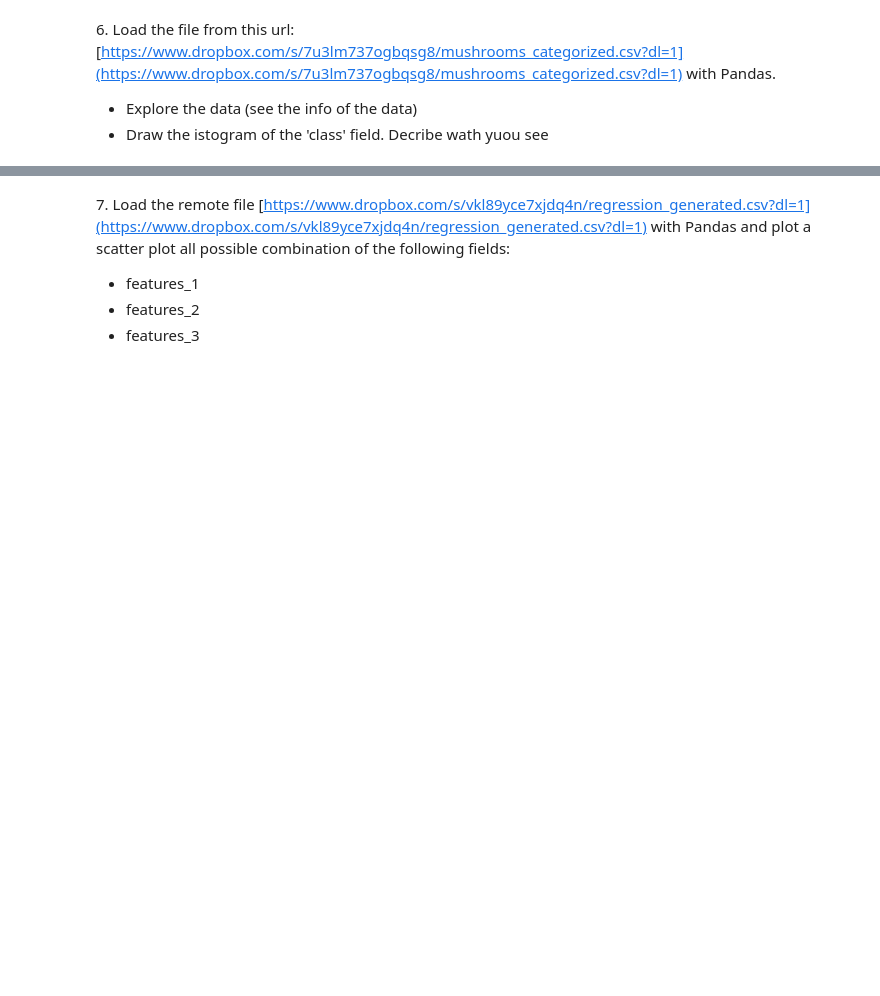
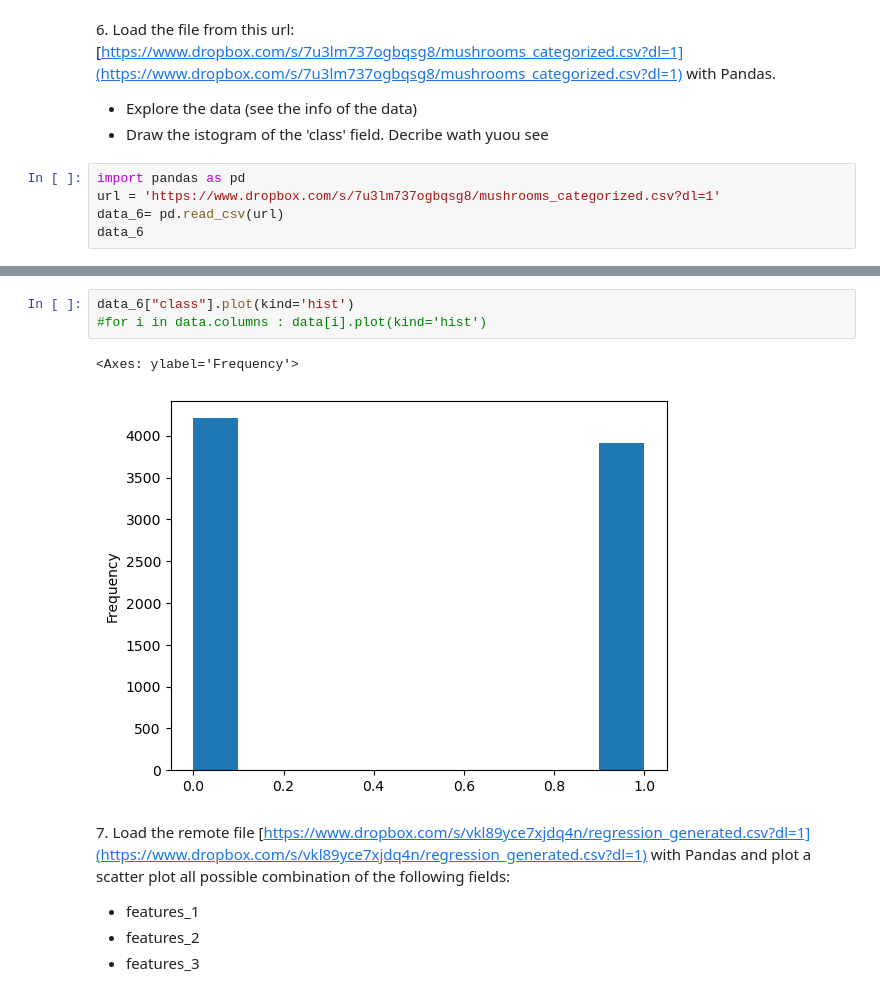
Before and after one commit to LeoPi314/LaboratoryOfComputationalPhysics_Y7, a Jupyter notebook: 05ex_OSEMN.ipynb, the cells around one changed output, grey strips where cells are left out. Saved outputs shown, nothing was run; the diff lists cells and outputs as text; blank space fills up the shorter version.

```diff
--- a/05ex_OSEMN.ipynb
+++ b/05ex_OSEMN.ipynb
@@ -60,3 +78,8 @@ out_file.close()
 6\. Load the file from this url: [https://www.dropbox.com/s/7u3lm737ogbqsg8/mushrooms_categorized.csv?dl=1](https://www.dropbox.com/s/7u3lm737ogbqsg8/mushrooms_categorized.csv?dl=1) with Pandas.
 + Explore the data (see the info of the data)
 + Draw the istogram of the 'class' field. Decribe wath yuou see
+# %%
+import pandas as pd
+url = 'https://www.dropbox.com/s/7u3lm737ogbqsg8/mushrooms_categorized.csv?dl=1'
+data_6= pd.read_csv(url)
+data_6
@@ -63,3 +100,9 @@ out_file.close()
+# %%
+data_6["class"].plot(kind='hist')
+#for i in data.columns : data[i].plot(kind='hist')
+# %% [output]
+<Axes: ylabel='Frequency'>
+[figure, added]
 # %% [markdown]
 7\. Load the remote file [https://www.dropbox.com/s/vkl89yce7xjdq4n/regression_generated.csv?dl=1](https://www.dropbox.com/s/vkl89yce7xjdq4n/regression_generated.csv?dl=1) with Pandas and plot a scatter plot all possible combination of the following fields:
 
```
Also changed, not shown: parts of 5 cells of this notebook, 4 other files.
